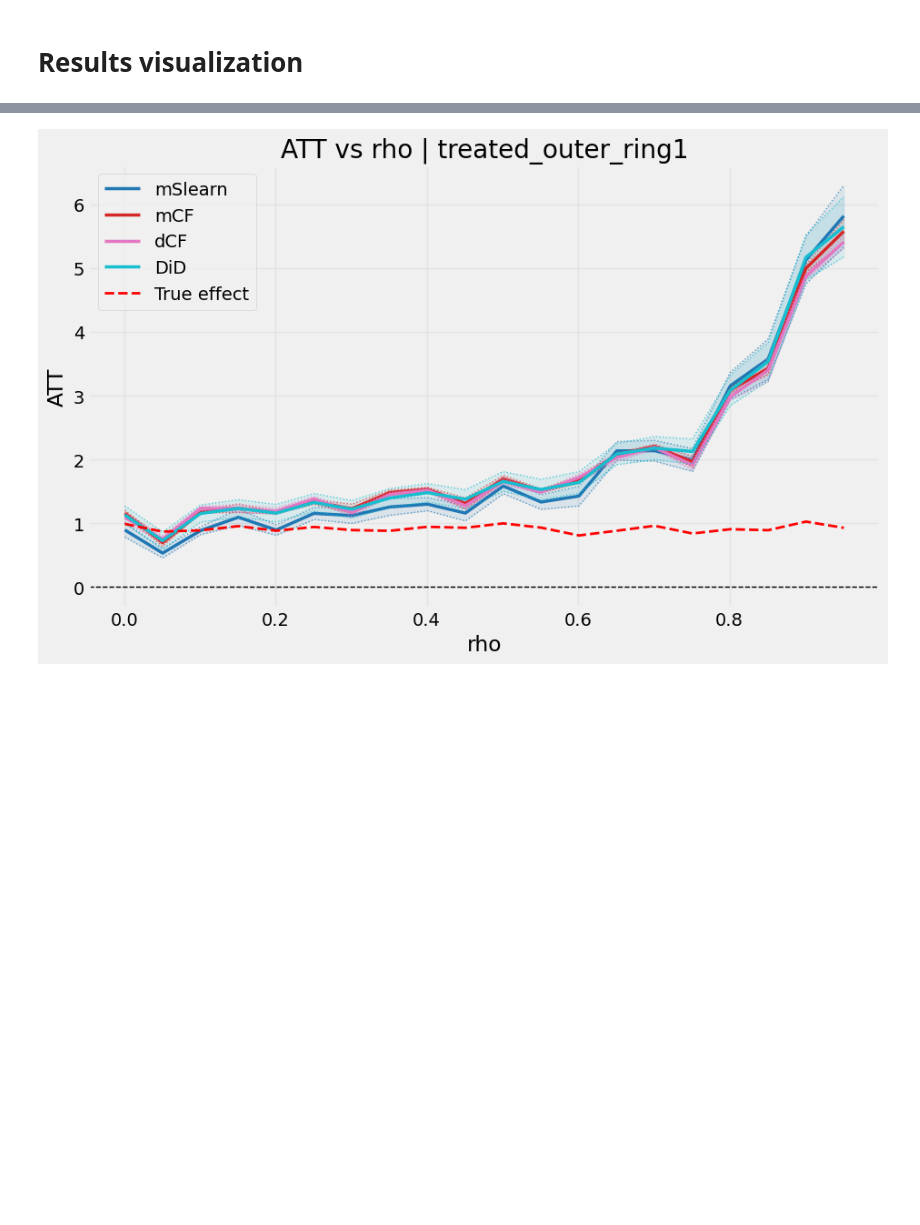
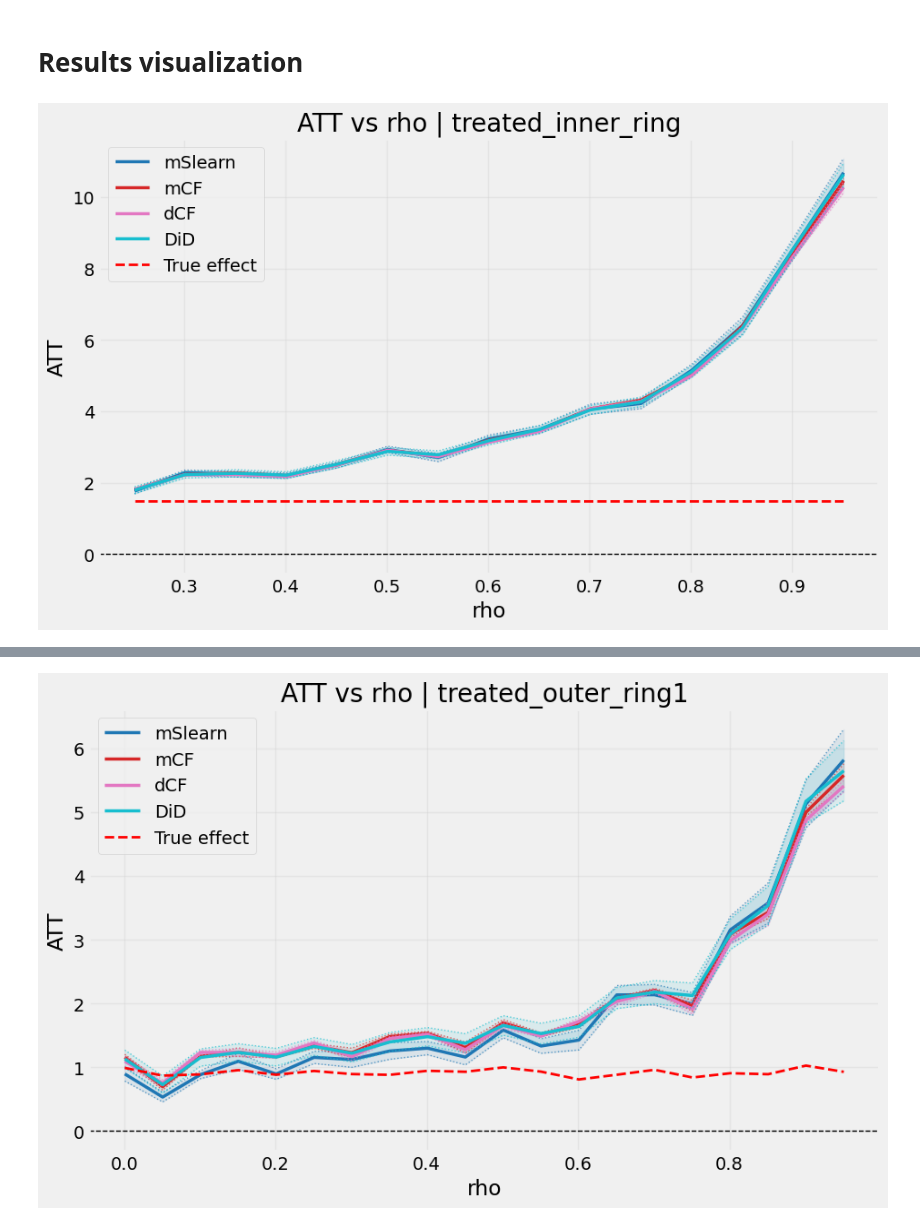
Before and after one commit to Andrew10MAIN/causal_ML_with_spilovers_of_treatment, a Jupyter notebook: 04_testing_models_on_simulated_data/testing_models_on_simulated_data_multiple_df.ipynb, the cells around one changed output, grey strips where cells are left out. Cells and saved outputs as stored; diff of their text form; code cells hidden in the pictures; blank space fills up the shorter version.

```diff
--- a/04_testing_models_on_simulated_data/testing_models_on_simulated_data_multiple_df.ipynb
+++ b/04_testing_models_on_simulated_data/testing_models_on_simulated_data_multiple_df.ipynb
@@ -298,2 +318,18 @@ df_results
 # %% [markdown]
 # Results visualization
+# %%
+models = {
+    "mSlearn": ("att_mSlearn", "se_mSlearn"),
+    "mCF": ("att_mCF", "se_mCF"),
+    'dCF' : ('att_dCF', 'se_dCF'),
+    "DiD": ("att_mDiD", "se_mDiD")
+}
+
+plot_att_by_param(
+    df_results,
+    param_col="rho",
+    ring_value="treated_inner_ring",
+    models_dict=models
+)
+# %% [output]
+[figure, added]
```
Also changed, not shown: parts of 5 cells of this notebook, 5 other files.
